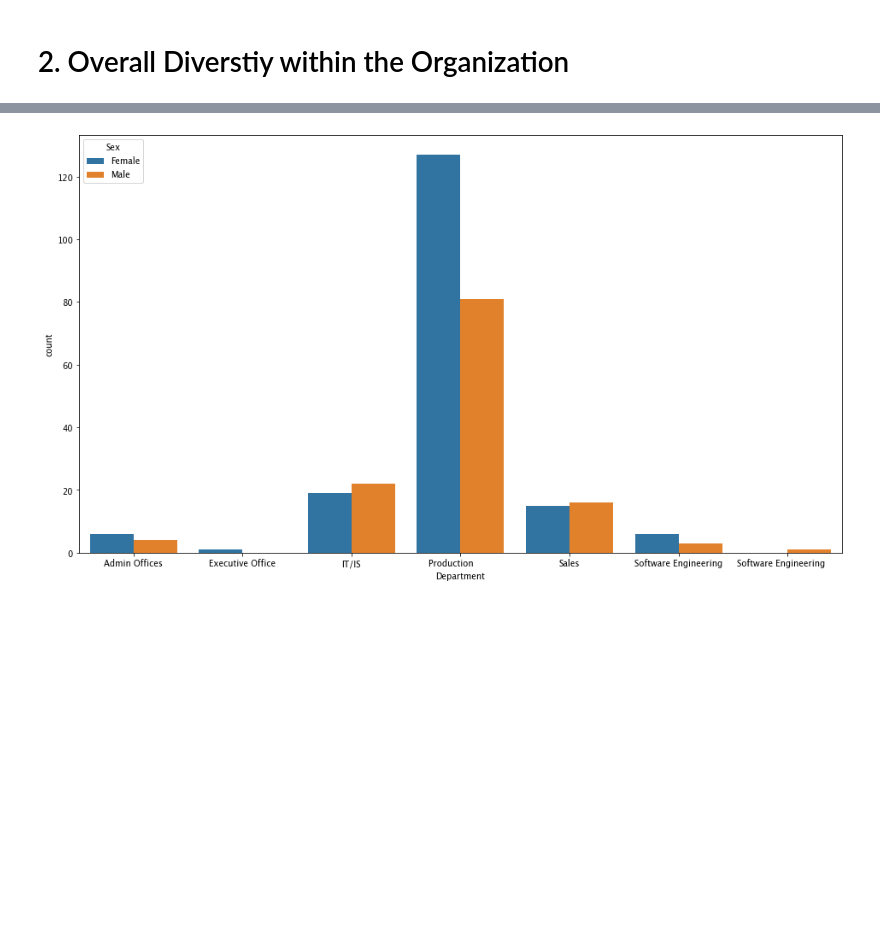
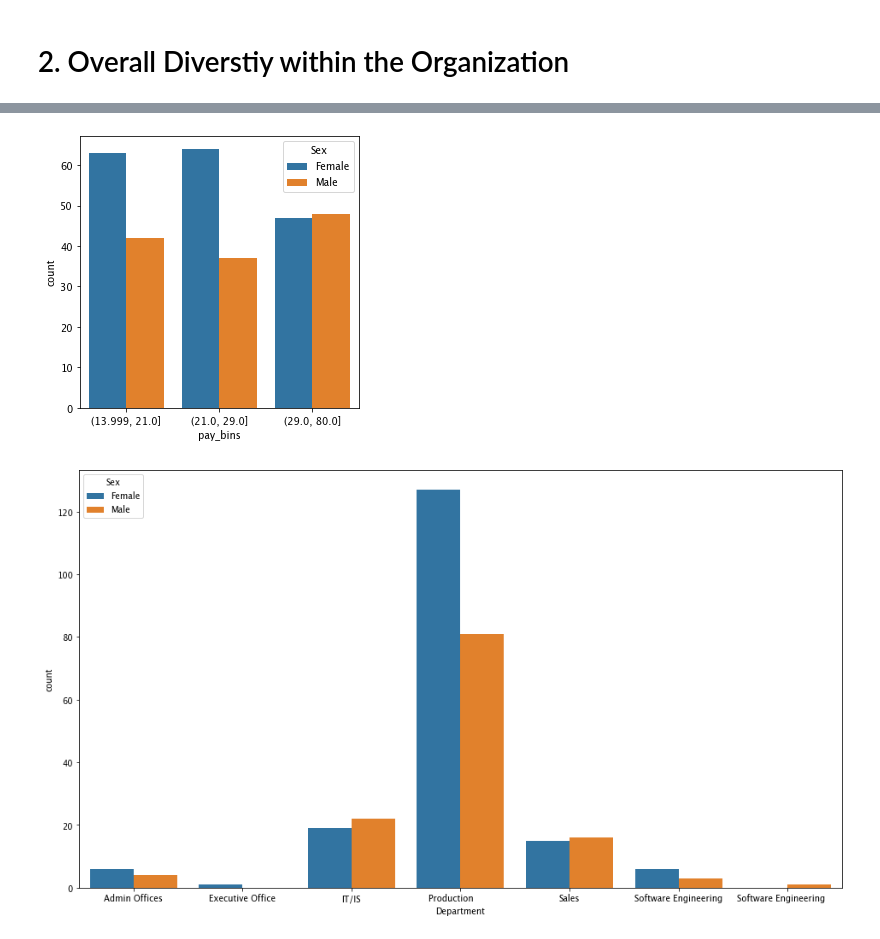
Before and after one commit to estkae/HR_project, a Jupyter notebook: Evaluation_Modeling.ipynb, the cells around one changed output, grey strips where cells are left out. Saved outputs shown, nothing was run; the diff lists cells and outputs as text; code cells hidden in the pictures; blank space fills up the shorter version.

```diff
--- a/Evaluation_Modeling.ipynb
+++ b/Evaluation_Modeling.ipynb
@@ -400,0 +385,3 @@ diversity_df = diversity_df.drop(columns=['dep_softengineering','dep_soft'])
+# %%
+# df1['pay_rate'].describe()
+df1['pay_bins'] = pd.qcut(df1['Pay Rate'], q=3)
@@ -401,3 +394,8 @@ diversity_df = diversity_df.drop(columns=['dep_softengineering','dep_soft'])
+# %%
+plt.figure(figsize=(5,5))
+ax=sns.countplot(x=df1['pay_bins'],hue=df1['Sex'])
+# %% [output]
+[figure, added]
 # %%
 df1['Sex'].replace('male','Male',inplace=True)
 plt.figure(figsize=(16,9))
```
Also changed, not shown: parts of 47 cells of this notebook.
